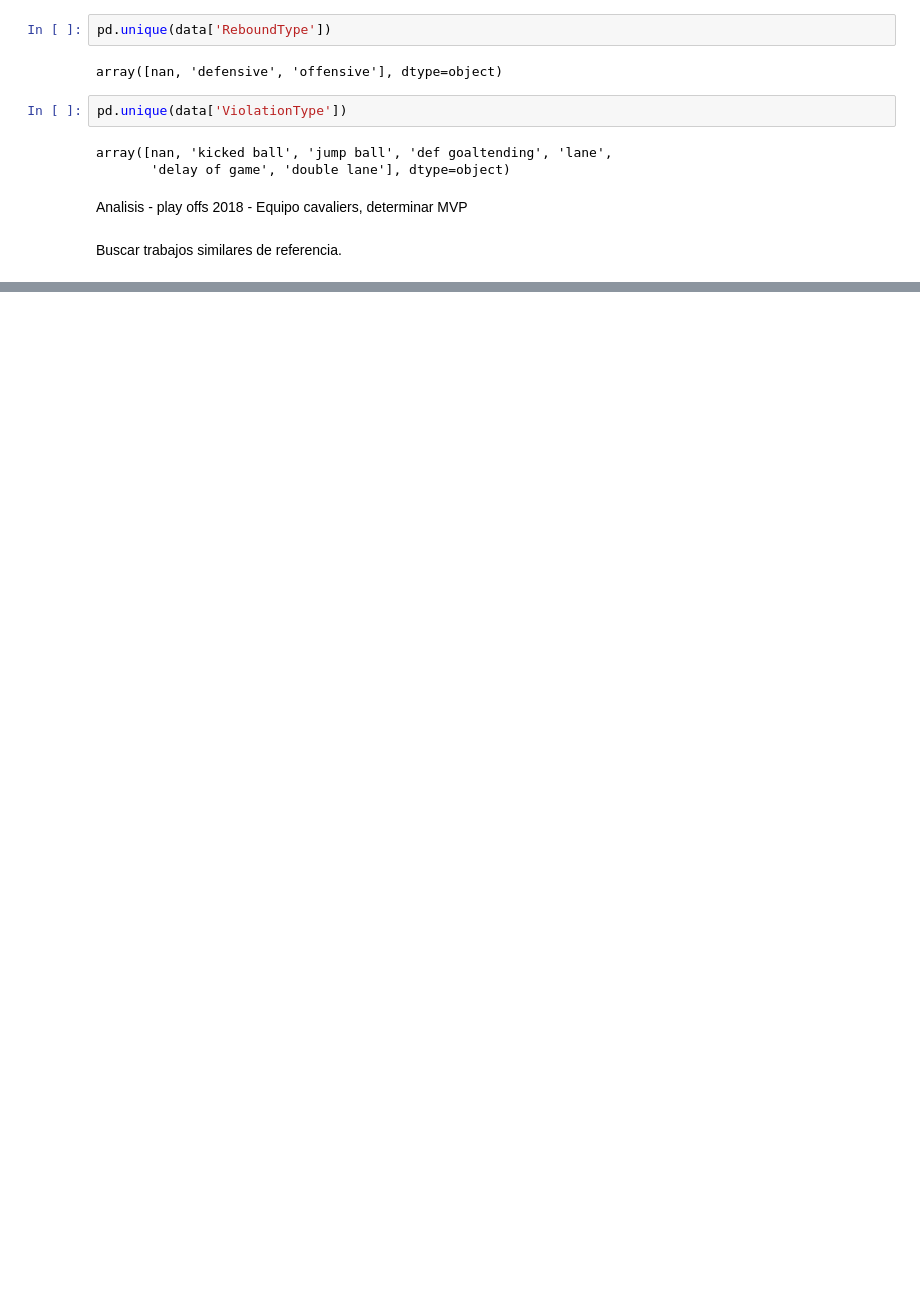
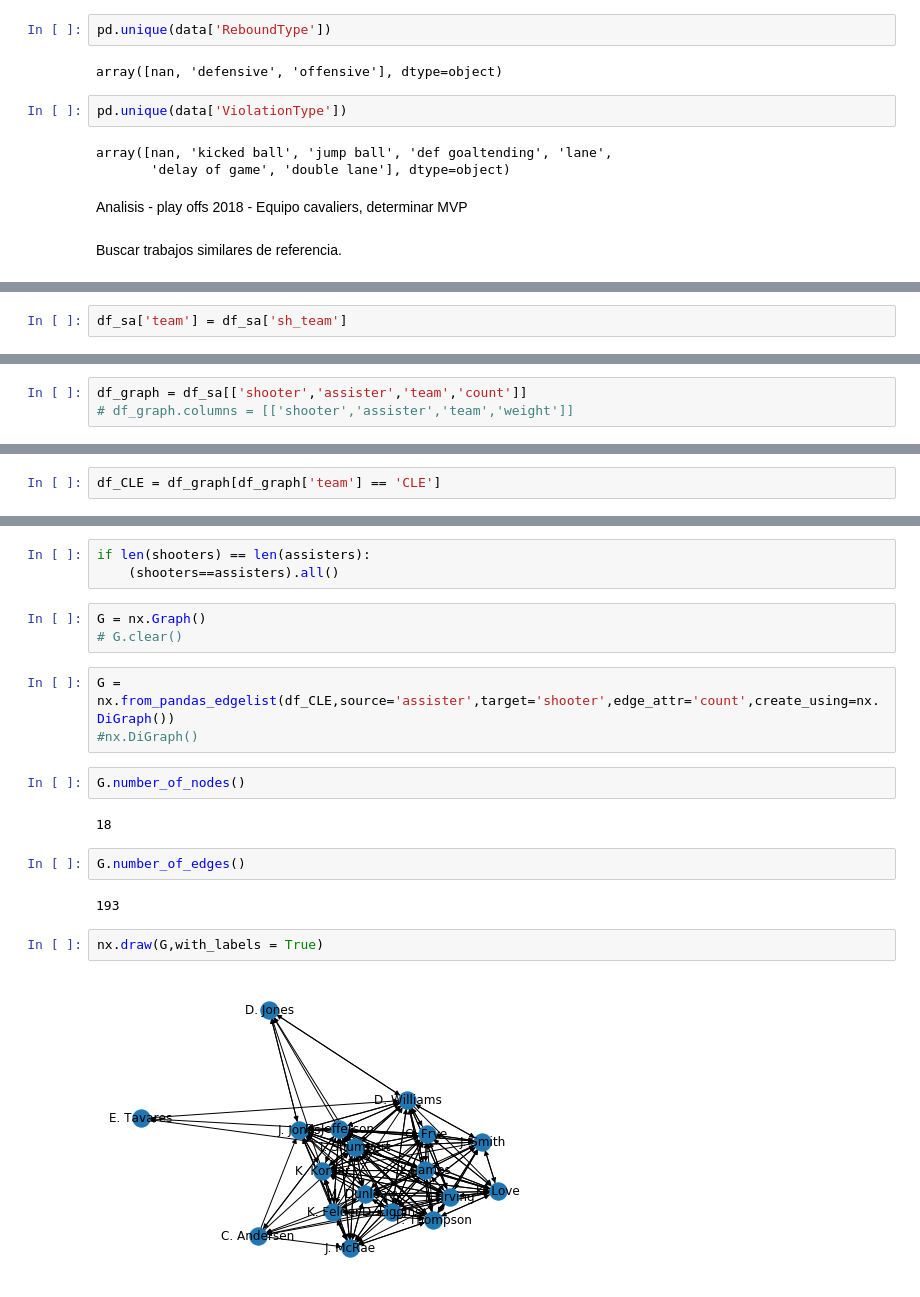
Before and after one commit to Millan13/Moneyball-NBA, a Jupyter notebook: Notebooks/Analisis_pagerank.ipynb, the cells around one changed output, grey strips where cells are left out. Cells and saved outputs as stored; diff of their text form; blank space fills up the shorter version.

```diff
--- a/Notebooks/Analisis_pagerank.ipynb
+++ b/Notebooks/Analisis_pagerank.ipynb
@@ -201,0 +252,2 @@ Buscar trabajos similares de referencia.
+# %%
+df_sa['team'] = df_sa['sh_team']
@@ -201,0 +270,3 @@ Buscar trabajos similares de referencia.
+# %%
+df_graph = df_sa[['shooter','assister','team','count']]
+# df_graph.columns = [['shooter','assister','team','weight']]
@@ -201,0 +355,2 @@ Buscar trabajos similares de referencia.
+# %%
+df_CLE = df_graph[df_graph['team'] == 'CLE']
@@ -201,0 +405,21 @@ Buscar trabajos similares de referencia.
+# %%
+if len(shooters) == len(assisters):
+    (shooters==assisters).all()
+# %%
+G = nx.Graph()
+# G.clear()
+# %%
+G = nx.from_pandas_edgelist(df_CLE,source='assister',target='shooter',edge_attr='count',create_using=nx.DiGraph())
+#nx.DiGraph()
+# %%
+G.number_of_nodes()
+# %% [output]
+18
+# %%
+G.number_of_edges()
+# %% [output]
+193
+# %%
+nx.draw(G,with_labels = True)
+# %% [output]
+[figure, added]
```
Also changed, not shown: parts of 47 cells of this notebook.
